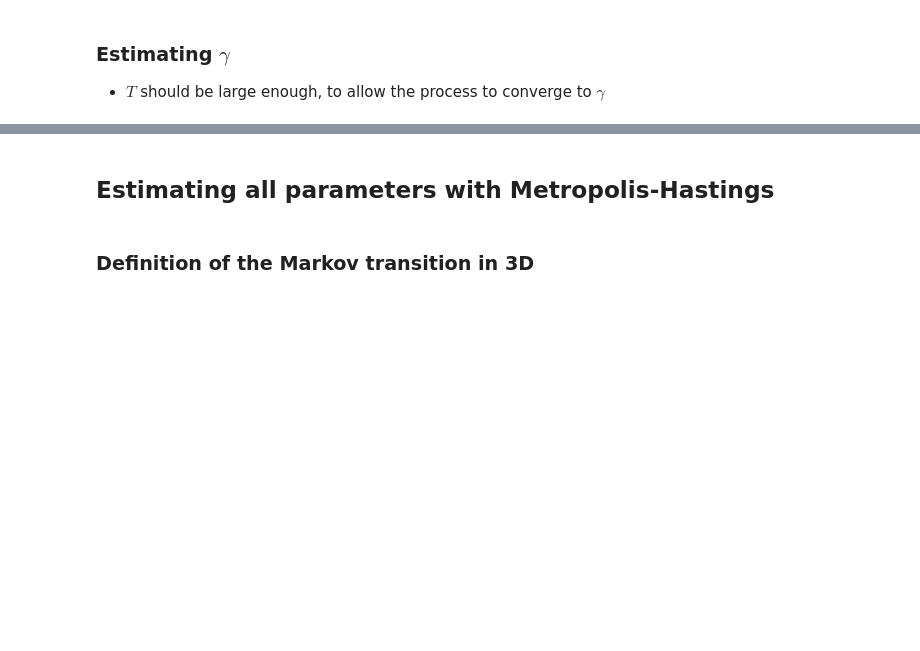
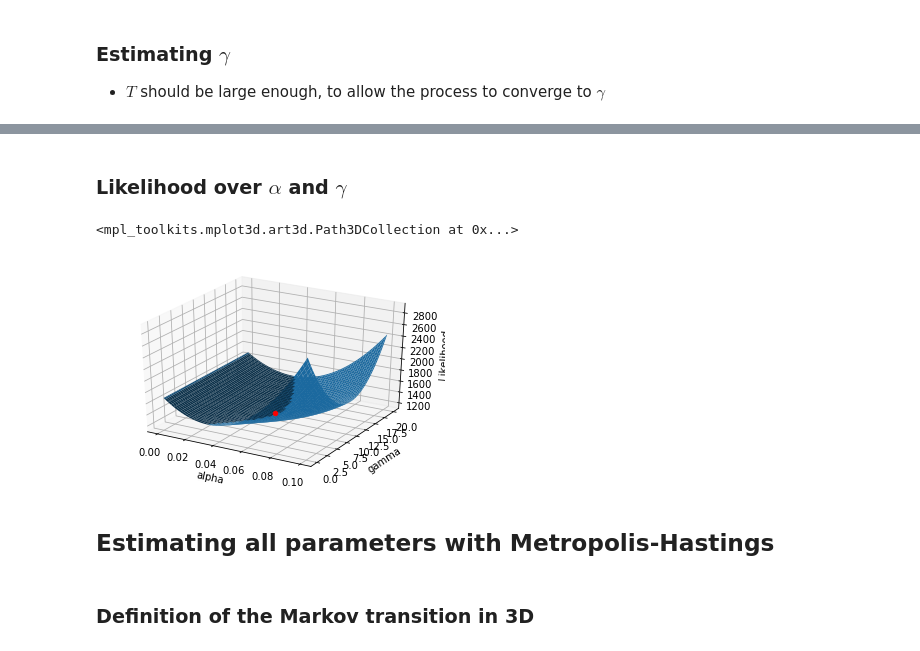
Before and after one commit to DiorAdama/MCMC, a Jupyter notebook: OU-likelihood/OU_mcmc.ipynb, the cells around one changed output, grey strips where cells are left out. Cells and saved outputs as stored; diff of their text form; code cells hidden in the pictures; blank space fills up the shorter version.

```diff
--- a/OU-likelihood/OU_mcmc.ipynb
+++ b/OU-likelihood/OU_mcmc.ipynb
@@ -131,0 +161,29 @@ estimation_plot(
+# %% [markdown]
+### Likelihood over $\alpha$ and $\gamma$
+# %%
+minParams = OU_Parameters(alpha=0,beta=0.45,gamma=0)
+maxParams = OU_Parameters(alpha=0.1,beta=1.5,gamma=20)
+paramsToFind = OU_Parameters(alpha=0.05,beta=1,gamma=10)
+
+n = 100
+x0 = 200
+N = 1000
+T = 2000
+alphas = np.linspace(minParams.alpha, maxParams.alpha, n)
+beta = paramsToFind.beta
+gammas = np.linspace(minParams.gamma, maxParams.gamma, n)
+path = OU_process(T, N, x0, paramsToFind.alpha, paramsToFind.beta, paramsToFind.gamma)
+
+As, Gs = np.meshgrid(alphas, gammas)
+Ls = likelihood(T, N, As, beta, Gs, path)
+ax = plt.figure().gca(projection='3d')
+ax.set_xlabel("alpha")
+ax.set_ylabel("gamma")
+ax.set_zlabel("Likelihood")
+ax.plot_surface(As, Gs, Ls)
+ax.scatter([paramsToFind.alpha], [paramsToFind.gamma],
+            [likelihood(T, N, paramsToFind.alpha, paramsToFind.beta, paramsToFind.gamma, path)],
+            color="red")
+# %% [output]
+<mpl_toolkits.mplot3d.art3d.Path3DCollection at 0x...>
+[figure, added]
```
Also changed, not shown: parts of 6 cells of this notebook.
